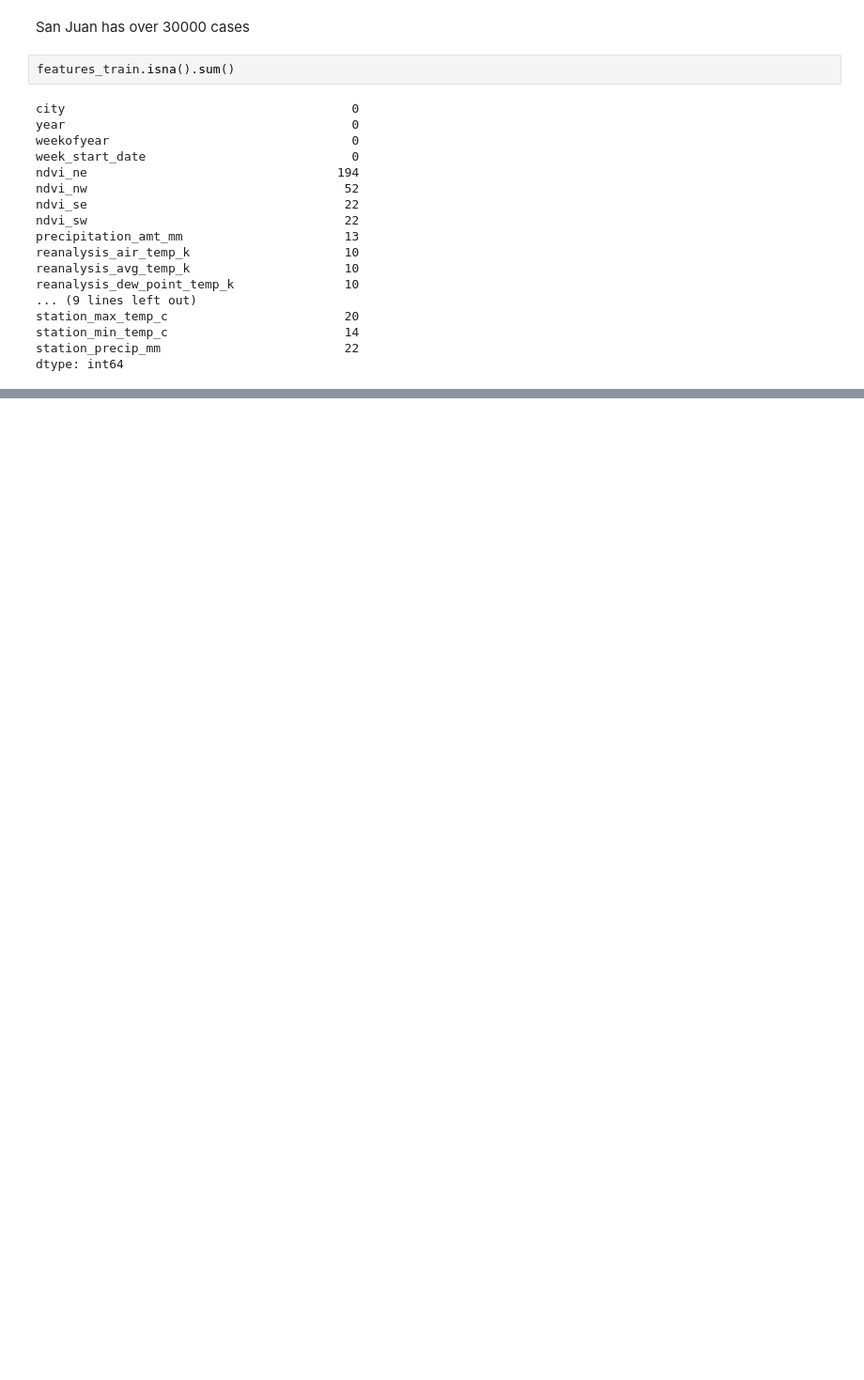
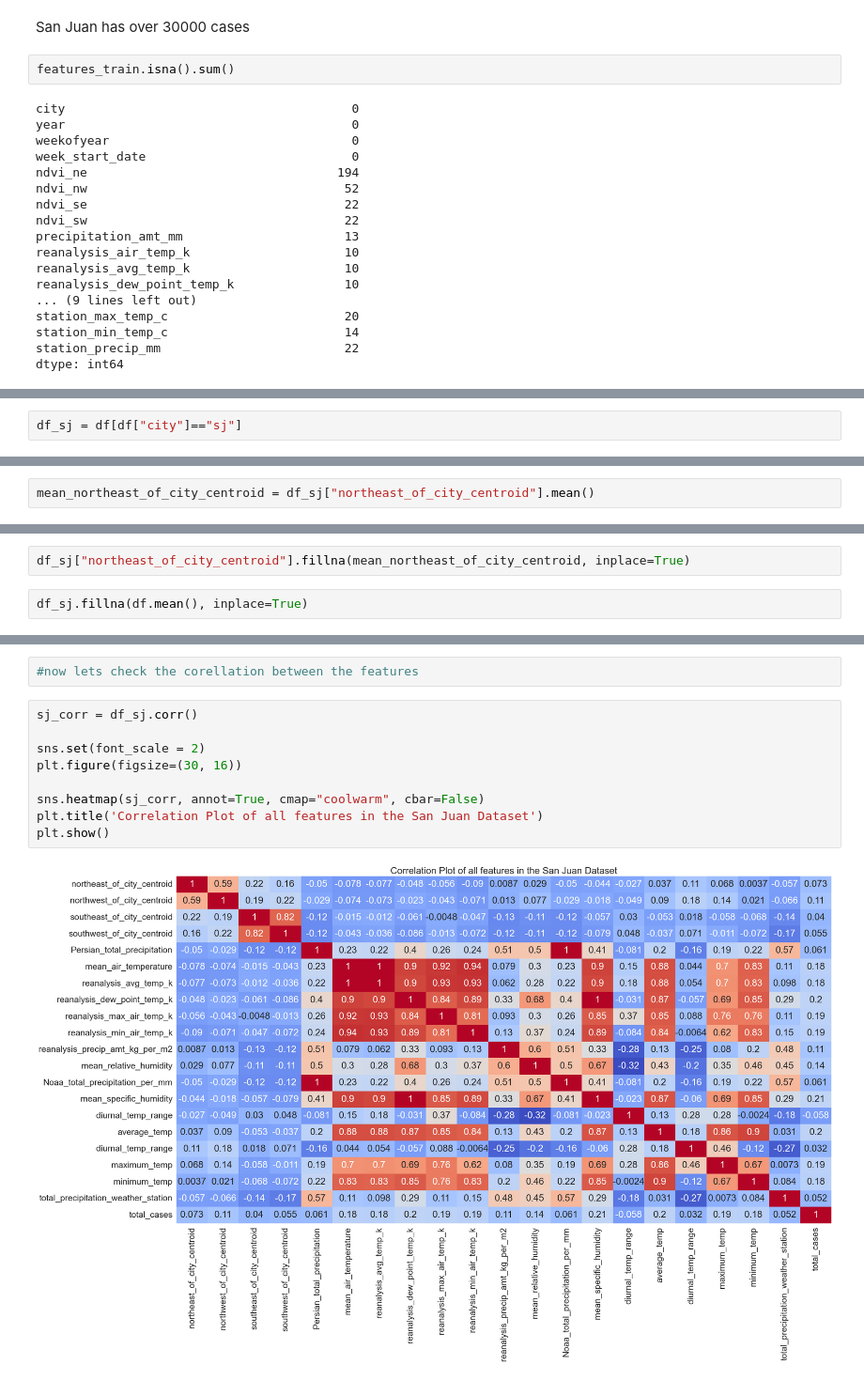
Before and after one commit to gigosr/Capstone, a Jupyter notebook: Untitled.ipynb, the cells around one changed output, grey strips where cells are left out. Shown at 94% size. Cells and saved outputs as stored; diff of their text form; blank space fills up the shorter version.

```diff
--- a/Untitled.ipynb
+++ b/Untitled.ipynb
@@ -203,0 +385,2 @@ dtype: int64
+# %%
+df_sj = df[df["city"]=="sj"]
@@ -203,0 +431,2 @@ dtype: int64
+# %%
+mean_northeast_of_city_centroid = df_sj["northeast_of_city_centroid"].mean()
@@ -203,0 +437,4 @@ dtype: int64
+# %%
+df_sj["northeast_of_city_centroid"].fillna(mean_northeast_of_city_centroid, inplace=True)
+# %%
+df_sj.fillna(df.mean(), inplace=True)
@@ -203,0 +461,13 @@ dtype: int64
+# %%
+#now lets check the corellation between the features
+# %%
+sj_corr = df_sj.corr()
+
+sns.set(font_scale = 2)
+plt.figure(figsize=(30, 16))
+
+sns.heatmap(sj_corr, annot=True, cmap="coolwarm", cbar=False)
+plt.title('Correlation Plot of all features in the San Juan Dataset')
+plt.show()
+# %% [output]
+[figure, added]
```
Also changed, not shown: parts of 28 cells of this notebook, 1 other file.
